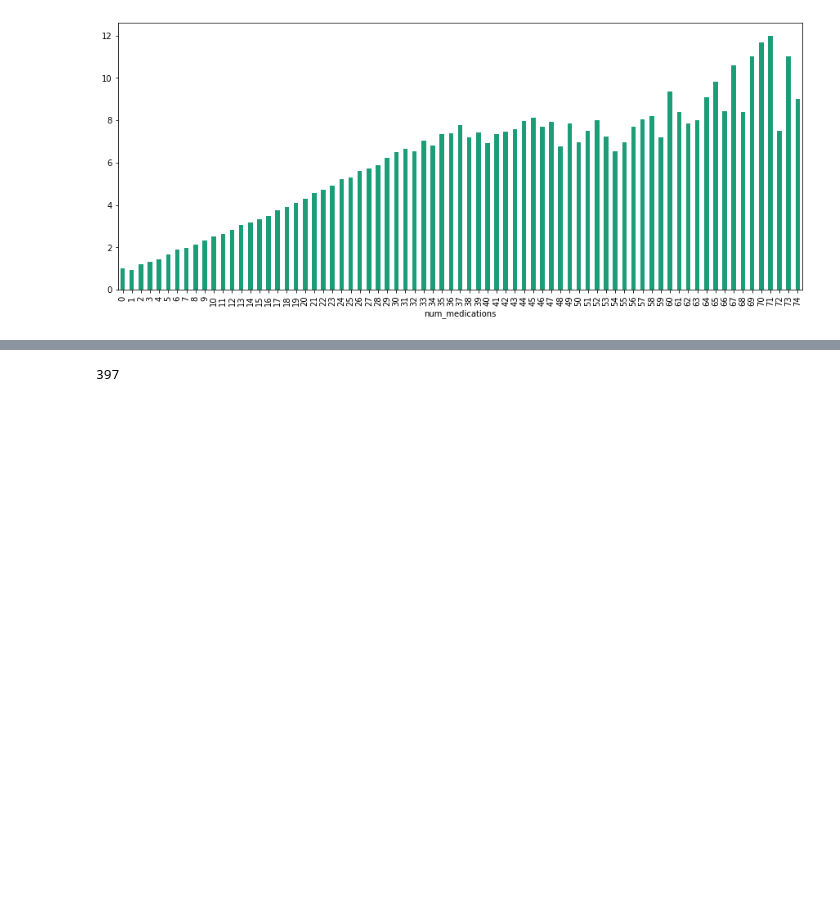
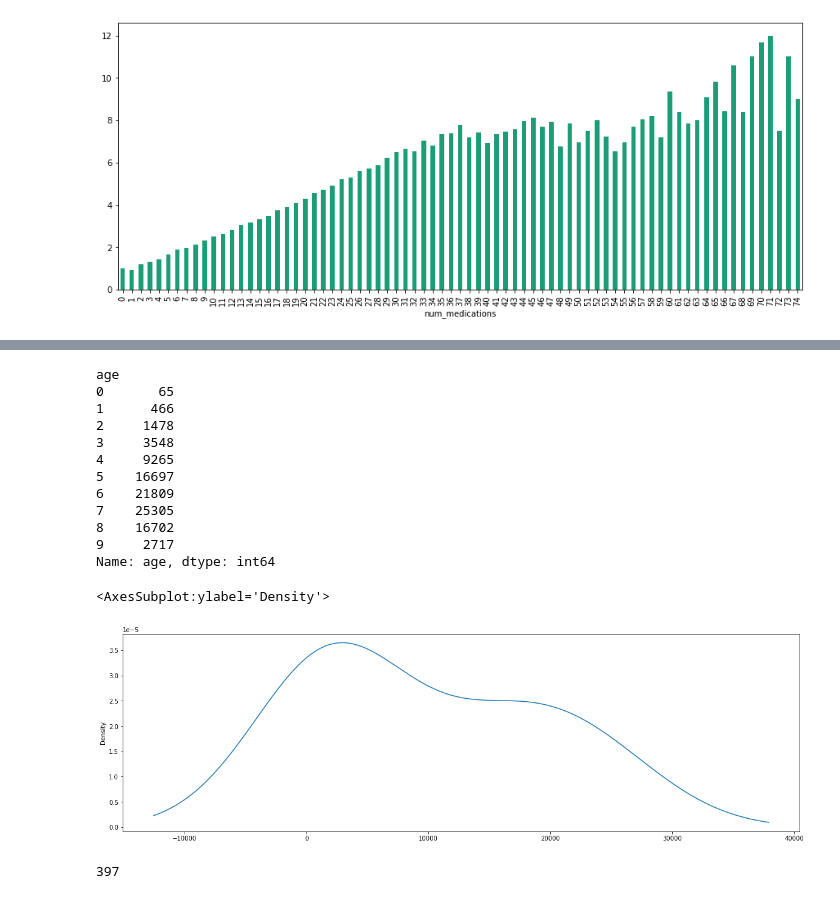
Before and after one commit to Const679/Python-Diabete, a Jupyter notebook: Graph-Arnaud.ipynb, the cells around one changed output, grey strips where cells are left out. Cells and saved outputs as stored; diff of their text form; code cells hidden in the pictures; blank space fills up the shorter version.

```diff
--- a/Graph-Arnaud.ipynb
+++ b/Graph-Arnaud.ipynb
@@ -259,3 +276,22 @@ medication_vs_time["time_in_hospital"].plot(kind='bar',cmap='Dark2',figsize= (15
+# %%
+age=pd.DataFrame(df["age"]).groupby("age")["age"].count()
+print(age)
+age.plot(kind='density',x="age",y="",figsize= (20,6))
+# %% [output]
+age
+0       65
+1      466
+2     1478
+3     3548
+4     9265
+5    16697
+6    21809
+7    25305
+8    16702
+9     2717
+Name: age, dtype: int64
+<AxesSubplot:ylabel='Density'>
+[figure, added]
 # %%
 nb_medicament=df.groupby("num_medications")
 print(nb_medicament.get_group(1).shape[0])
```
Also changed, not shown: parts of 5 cells of this notebook, 1 other file.
